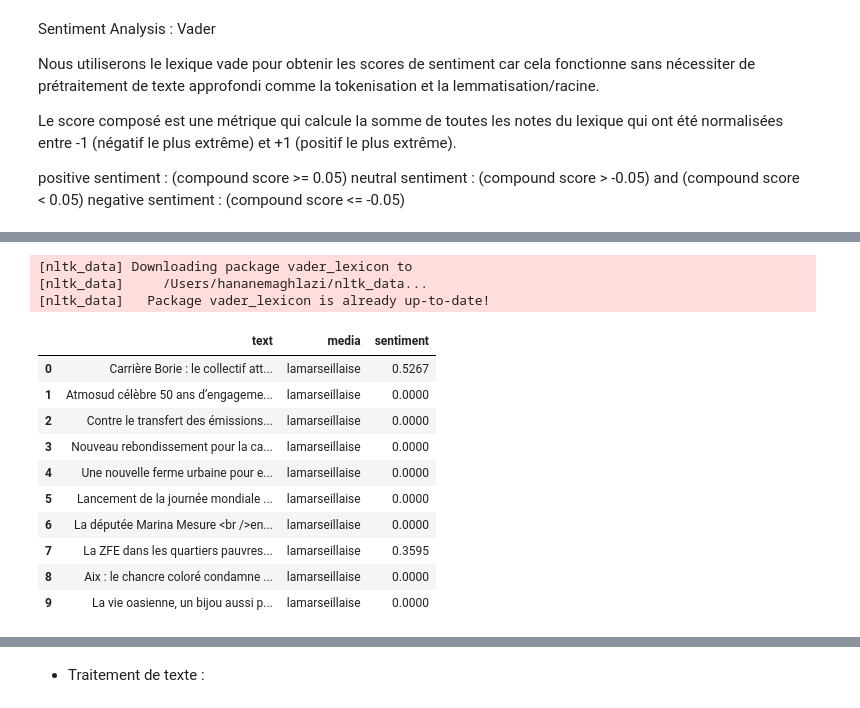
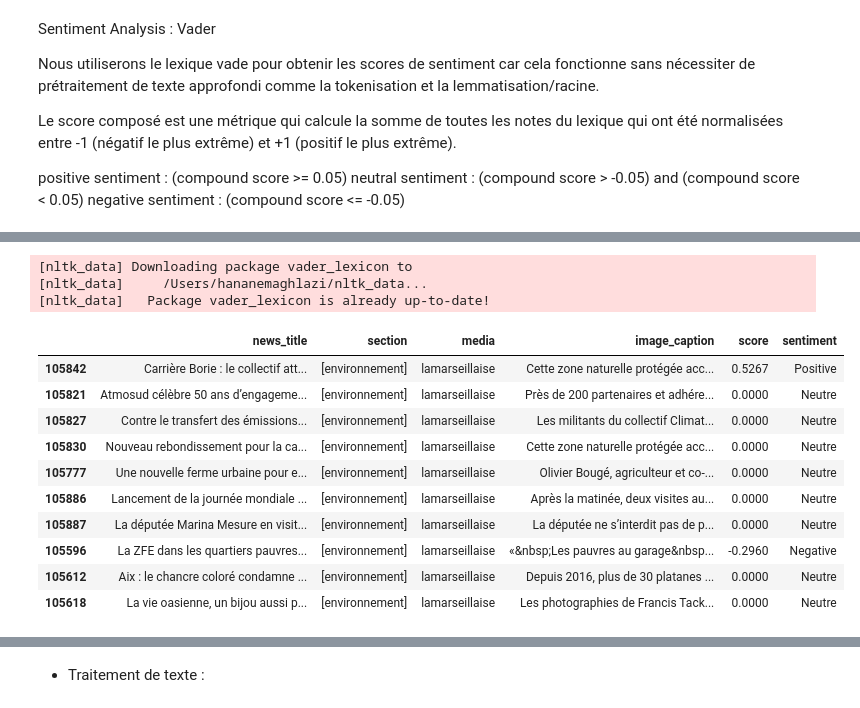
Before and after one commit to dataforgoodfr/quotaclimat, a Jupyter notebook: notebooks/NLP_sitemaps/nlp.ipynb, the cells around one changed output, grey strips where cells are left out. Saved outputs shown, nothing was run; the diff lists cells and outputs as text; code cells hidden in the pictures.

```diff
--- a/notebooks/NLP_sitemaps/nlp.ipynb
+++ b/notebooks/NLP_sitemaps/nlp.ipynb
@@ -237,30 +230,35 @@ df[df["section"]=="o2-week-end"]
 # %%
-# Identify climate-related sections
 climate_sections = [
     "climat",
-    "cop","terre"
+    "cop",
     "crise-climatique",
-    "biodiversite",
-    "ecologie","ecolo",
-    "eelv","gaz",
-    "ecosystème","atmosphere",
+    "ecologie",
+    "eelv",
+    "ecosysteme",
     "empreinte-carbone",
-    "energie","energies","energie-renouvlable",
-    "energie-environnement","environnement",
+    "energie",
+    "energie-environnement",
     "energie-petrole-nucleaire-renouvelables-geopolitique",
+    "energies",
+    "environnement",
     "environnement-et-sante",
-    "ecologie","vert",
-    "energetique",
-    "leolien","eolienne",
+    "europe-ecologie-les-verts",
+    "financement-de-travaux-et-renovation-energetique",
+    "leolien-au-sein-de-loudeac-communaute",
+    "leolien-autour-de-guingamp",
     "nucleaire",
     "nucleaire-iranien",
-    "parc-eolien-en-baie-de-saint-brieuc-des-années-de-tensions",
+    "parc-eolien-en-baie-de-saint-brieuc-des-annees-de-tensions",
     "plan-de-sobriete",
     "planete",
     "planete-locale",
-    "pollution",
+    "pollution-air",
     "renovation-travaux",
-    "sur-le-green","green"
+    "sur-le-green",
+    "gaz-de-schiste",
+    "biodiversite",
+    "essence"
+
 ]
 # %% [markdown]
 checker et compter le nombre de fois où on trouve ces mots
@@ -308,0 +265,4 @@ df_climat
+# %%
+msk = df['section'].apply(lambda x: not set(x).isdisjoint(climate_sections))
+
+df_climat = df[msk][["news_title", "section","media","image_caption"]]
@@ -316,3 +316,8 @@ Le score composé est une métrique qui calcule la somme de toutes les notes du
 positive sentiment : (compound score >= 0.05)
 neutral sentiment : (compound score > -0.05) and (compound score < 0.05)
 negative sentiment : (compound score <= -0.05)
+# %%
+def get_text(x):
+    return str(x).replace('&nbsp', '').replace('«;', '').replace(';»', '').replace('<br />', '').replace(';:', '')
+
+df_climat['news_title'] = df_climat['news_title'].apply(lambda row : get_text(row))
@@ -319,31 +344,30 @@ negative sentiment : (compound score <= -0.05)
 # %%
 #import nltk and vader lexicon packages
 import nltk
 nltk.download('vader_lexicon')
 from nltk.sentiment.vader import SentimentIntensityAnalyzer
 sid = SentimentIntensityAnalyzer()
 
 
 #assign compound scores for each ted talk
-df_climat['sentiment'] = df_climat['text'].map(lambda x: sid.polarity_scores(x)['compound'])
-
+df_climat['score'] = df_climat['news_title'].map(lambda x: sid.polarity_scores(x)['compound'])
 
 df_climat.head(10)
 # %% [output]
 [nltk_data] Downloading package vader_lexicon to
 [nltk_data]     /Users/hananemaghlazi/nltk_data...
 [nltk_data]   Package vader_lexicon is already up-to-date!
-|  | text | media | sentiment |
-| 0 | Carrière Borie : le collectif att... | lamarseillaise | 0.5267 |
-| 1 | Atmosud célèbre 50 ans d’engageme... | lamarseillaise | 0.0000 |
-| 2 | Contre le transfert des émissions... | lamarseillaise | 0.0000 |
-| 3 | Nouveau rebondissement pour la ca... | lamarseillaise | 0.0000 |
-| 4 | Une nouvelle ferme urbaine pour e... | lamarseillaise | 0.0000 |
-| 5 | Lancement de la journée mondiale ... | lamarseillaise | 0.0000 |
-| 6 | La députée Marina Mesure <br />en... | lamarseillaise | 0.0000 |
-| 7 | La ZFE dans les quartiers pauvres... | lamarseillaise | 0.3595 |
-| 8 | Aix : le chancre coloré condamne ... | lamarseillaise | 0.0000 |
-| 9 | La vie oasienne, un bijou aussi p... | lamarseillaise | 0.0000 |
+|  | news_title | section | media | image_caption | score | sentiment |
+| 105842 | Carrière Borie : le collectif att... | [environnement] | lamarseillaise | Cette zone naturelle protégée acc... | 0.5267 | Positive |
+| 105821 | Atmosud célèbre 50 ans d’engageme... | [environnement] | lamarseillaise | Près de 200 partenaires et adhére... | 0.0000 | Neutre |
+| 105827 | Contre le transfert des émissions... | [environnement] | lamarseillaise | Les militants du collectif Climat... | 0.0000 | Neutre |
+| 105830 | Nouveau rebondissement pour la ca... | [environnement] | lamarseillaise | Cette zone naturelle protégée acc... | 0.0000 | Neutre |
+| 105777 | Une nouvelle ferme urbaine pour e... | [environnement] | lamarseillaise | Olivier Bougé, agriculteur et co-... | 0.0000 | Neutre |
+| 105886 | Lancement de la journée mondiale ... | [environnement] | lamarseillaise | Après la matinée, deux visites au... | 0.0000 | Neutre |
+| 105887 | La députée Marina Mesure en visit... | [environnement] | lamarseillaise | La députée ne s’interdit pas de p... | 0.0000 | Neutre |
+| 105596 | La ZFE dans les quartiers pauvres... | [environnement] | lamarseillaise | «&nbsp;Les pauvres au garage&nbsp... | -0.2960 | Negative |
+| 105612 | Aix : le chancre coloré condamne ... | [environnement] | lamarseillaise | Depuis 2016, plus de 30 platanes ... | 0.0000 | Neutre |
+| 105618 | La vie oasienne, un bijou aussi p... | [environnement] | lamarseillaise | Les photographies de Francis Tack... | 0.0000 | Neutre |
 # %%
 #viz of the polarity scores for top 30 talks
 fig = plt.figure(figsize=(10,10))
```
Also changed, not shown: parts of 39 cells of this notebook.
